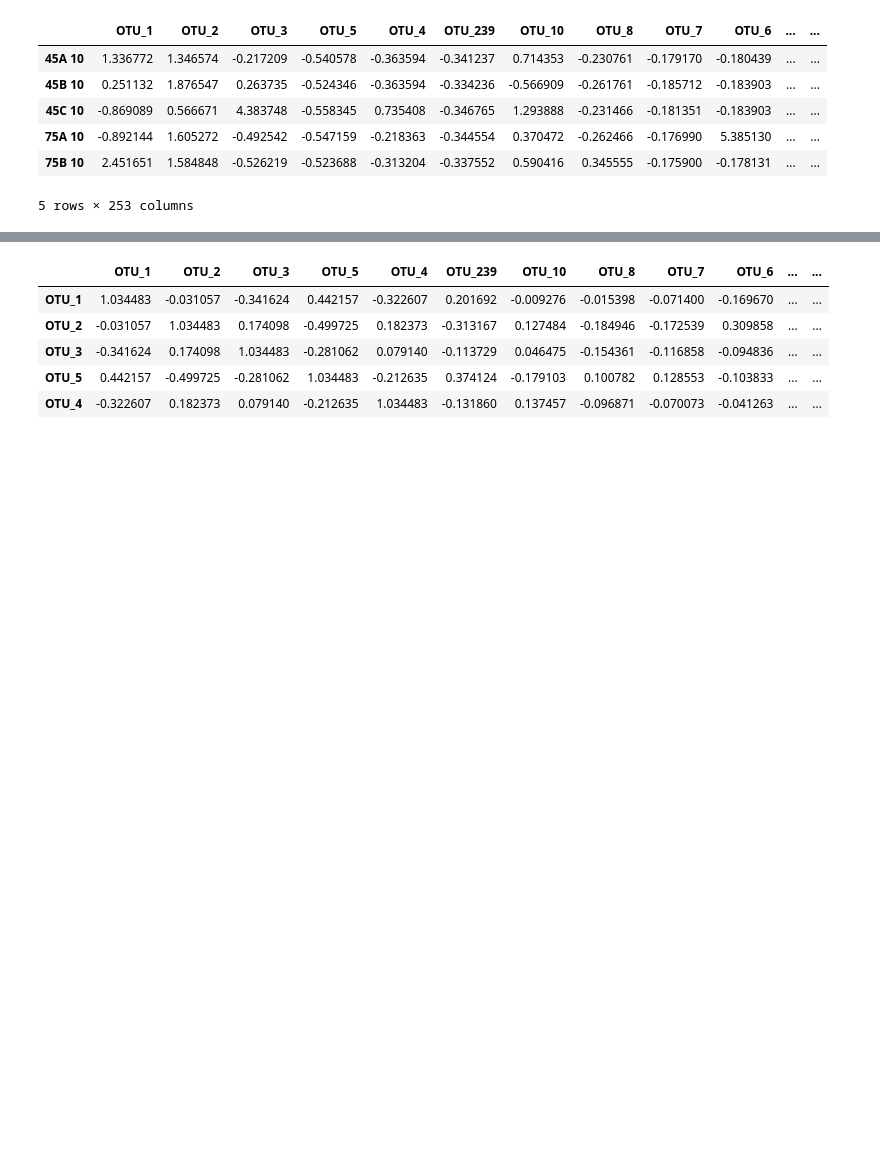
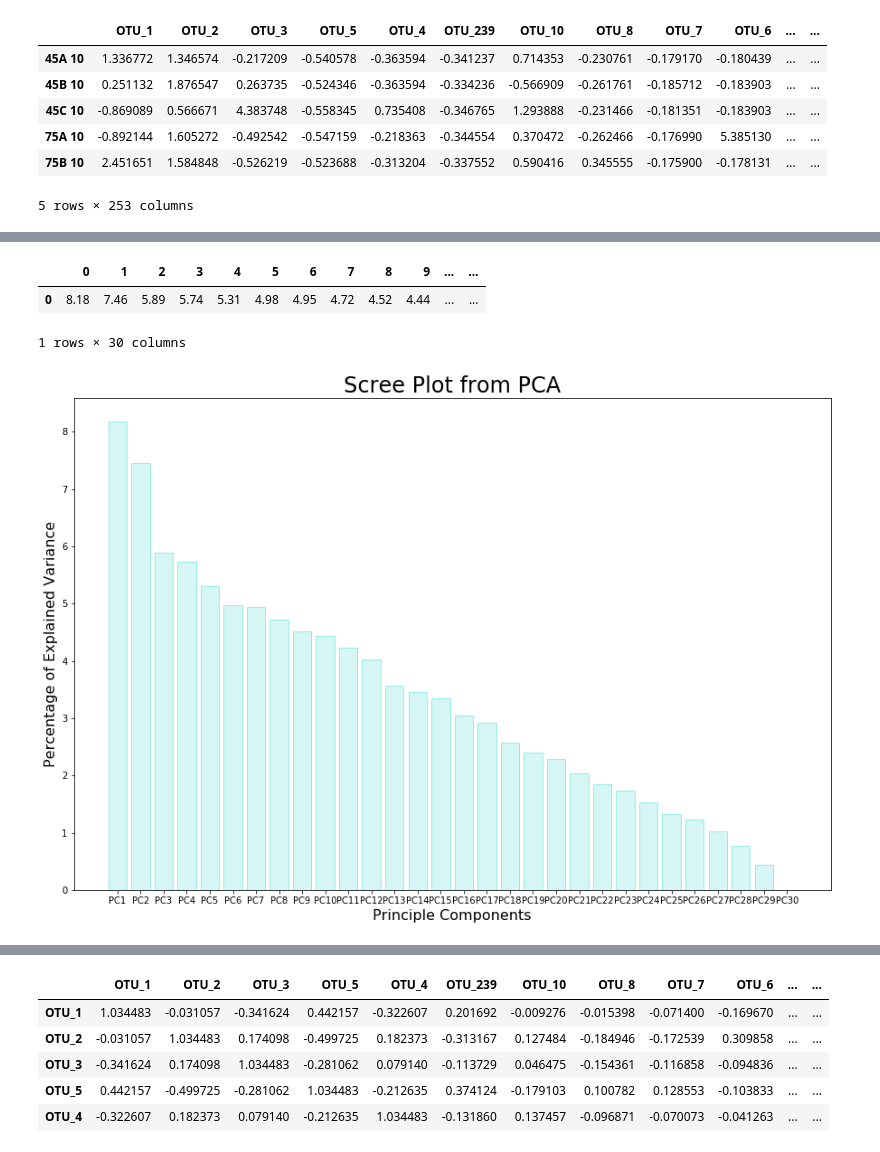
Before and after one commit to kaykrish/comab, a Jupyter notebook: par_cor_oad_t.ipynb, the cells around one changed output, grey strips where cells are left out. Saved outputs shown, nothing was run; the diff lists cells and outputs as text; code cells hidden in the pictures; blank space fills up the shorter version.

```diff
--- a/par_cor_oad_t.ipynb
+++ b/par_cor_oad_t.ipynb
@@ -81,0 +103,23 @@ norm_t.head()
+# %%
+#Make PCA object
+pca_t = PCA()
+
+#Fit and scale PCA data
+pca_t.fit(norm_t)
+pca_data_t = pca_t.transform(norm_t)
+
+#Generate values for scree plot (variance explained) and save to csv file
+var_exp_t = np.round(pca_t.explained_variance_ratio_*100, decimals=2)
+#var_exp_t.tofile('Explained_Variance_of_Overall.csv')
+
+#Create scree list and append
+scree_list_t = []
+scree_list_t.append(var_exp_t)
+
+#Label columns
+col_labels_t = ['PC' + str(x) for x in range(1, len(var_exp_t) + 1)]
+
+#Generate new dataframe of PCA principal components and save to csv file
+pca_df_t = pd.DataFrame(pca_data_t, columns = col_labels_t)
+#pca_df_t.to_csv('PCA1_of_Overall_Data')
+pca_df_t.head()
@@ -81,0 +134,25 @@ norm_t.head()
+# %%
+#Convert from a np.array to df
+scree_t = np.array(scree_list_t)
+scree_t = pd.DataFrame(scree_t)
+scree_t
+# %% [output]
+|  | 0 | 1 | 2 | 3 | 4 | 5 | 6 | 7 | 8 | 9 | ... | ... |
+| 0 | 8.18 | 7.46 | 5.89 | 5.74 | 5.31 | 4.98 | 4.95 | 4.72 | 4.52 | 4.44 | ... | ... |
+1 rows × 30 columns
+# %%
+#Make Scree Plot of transposed data - norm data
+#Initialize figure
+fig = plt.figure(figsize=(15,10))
+
+#Plot histogram
+plt.bar(x = range(1, len(var_exp_t) + 1), height = var_exp_t, tick_label = col_labels_t, color = 'paleturquoise', edgecolor = 'turquoise', alpha=0.5)
+
+#Titles and lables
+plt.ylabel('Percentage of Explained Variance', fontsize=16)
+plt.xlabel('Principle Components', fontsize=16)
+plt.title("Scree Plot from PCA", fontsize=24)
+
+plt.show()
+# %% [output]
+[figure, added]
```
Also changed, not shown: parts of 31 cells of this notebook.
